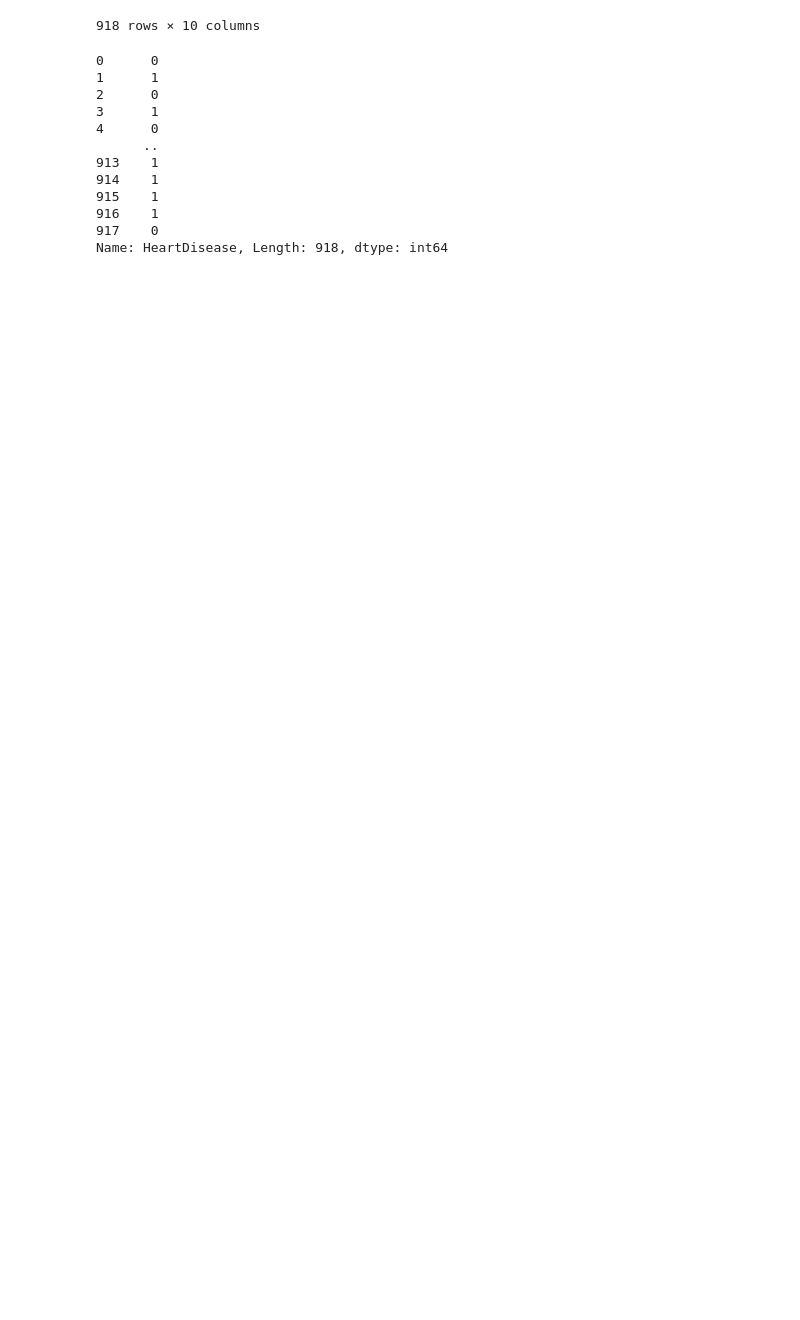
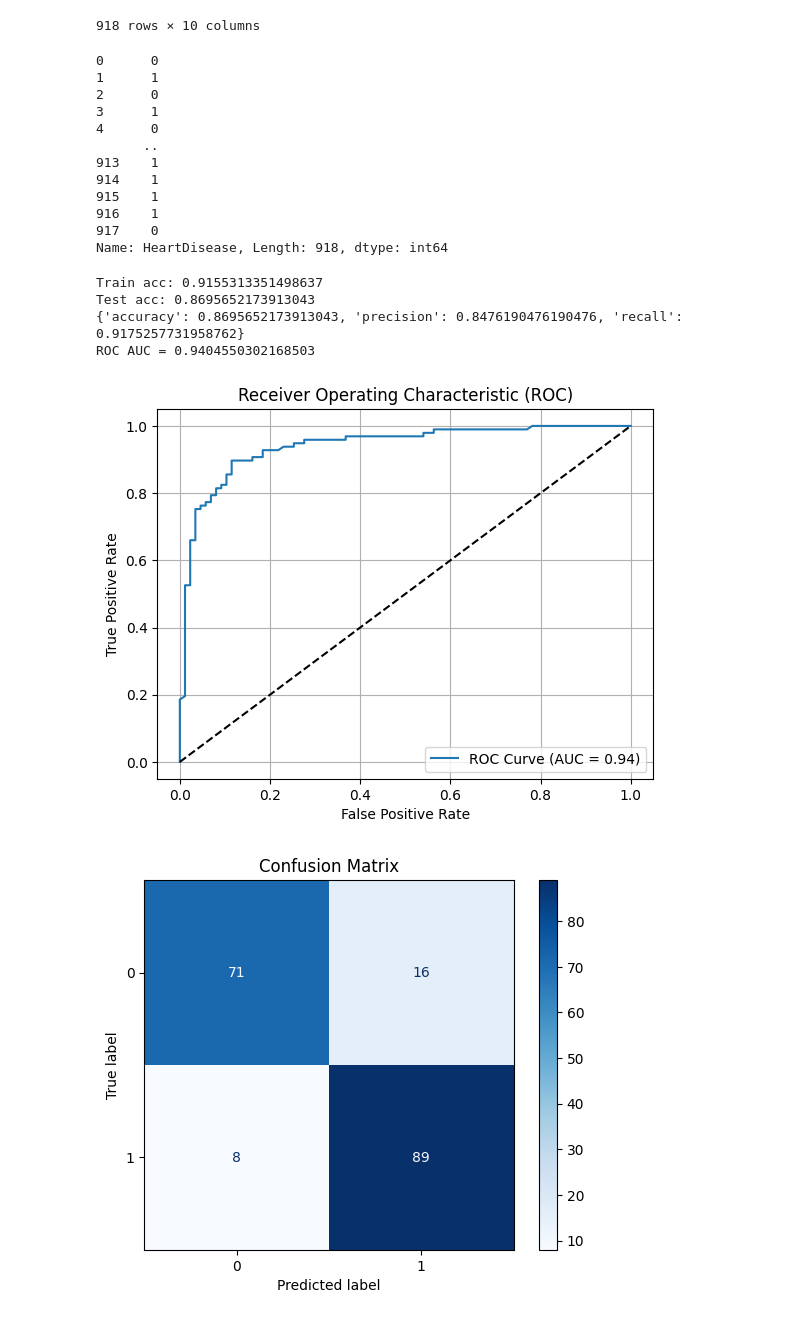
Before and after one commit to jromanki/wsi, a Jupyter notebook: lab4/src/testing.ipynb, the cells around one changed output. Cells and saved outputs as stored; diff of their text form; code cells hidden in the pictures; blank space fills up the shorter version.

Commit message:
entropy and fixes in pandas dataframe conversion

```diff
--- a/lab4/src/testing.ipynb
+++ b/lab4/src/testing.ipynb
@@ -78,7 +79,7 @@ X_train, X_test, y_train, y_test = train_test_split(X, y, random_state=25, test_
 # X_test
 # %%
 import matplotlib.pyplot as plt
-from sklearn.metrics import roc_curve, auc, classification_report
+from sklearn.metrics import roc_curve, auc, classification_report, confusion_matrix, ConfusionMatrixDisplay
 from metric_functions import get_metrics
 
 def rank_model(y_test, y_pred, y_prob):
@@ -87,7 +88,7 @@ def rank_model(y_test, y_pred, y_prob):
     roc_auc = auc(fpr, tpr)
 
     print(get_metrics(y_test, y_pred))
-    print(classification_report(y_test, y_pred))
+    # print(classification_report(y_test, y_pred))
 
     print(f"ROC AUC = {roc_auc}")
 
@@ -99,17 +100,40 @@ def rank_model(y_test, y_pred, y_prob):
     plt.title('Receiver Operating Characteristic (ROC)')
     plt.legend(loc="lower right")
     plt.grid()
+
+    # Compute the confusion matrix
+    cm = confusion_matrix(y_test, y_pred)
+
+    # Display the confusion matrix
+    disp = ConfusionMatrixDisplay(confusion_matrix=cm, display_labels=rf.classes_)
+    disp.plot(cmap=plt.cm.Blues)
+    plt.title("Confusion Matrix")
+
     plt.show()
 # %%
 from sklearn.ensemble import RandomForestClassifier
+import numpy as np
 
-rf = RandomForestClassifier()
+rf = RandomForestClassifier(n_estimators=200,
+                            criterion='entropy',
+                            min_samples_split=10,
+                            max_depth=14)
 # Learning
 rf.fit(X_train, y_train)
 
 # prediction
 y_pred = rf.predict(X_test)
 y_prob = rf.predict_proba(X_test)[:, 1]
 
+print("Train acc:", rf.score(X_train, y_train))
+print("Test acc:", rf.score(X_test, y_test))
+
 rank_model(y_test, y_pred, y_prob)
+# %% [output]
+Train acc: 0.9155313351498637
+Test acc: 0.8695652173913043
+{'accuracy': 0.8695652173913043, 'precision': 0.8476190476190476, 'recall': 0.9175257731958762}
+ROC AUC = 0.9404550302168503
+[figure, added]
+[figure, added]
 # %%
```
Also changed, not shown: parts of 2 cells of this notebook, 2 other files.
